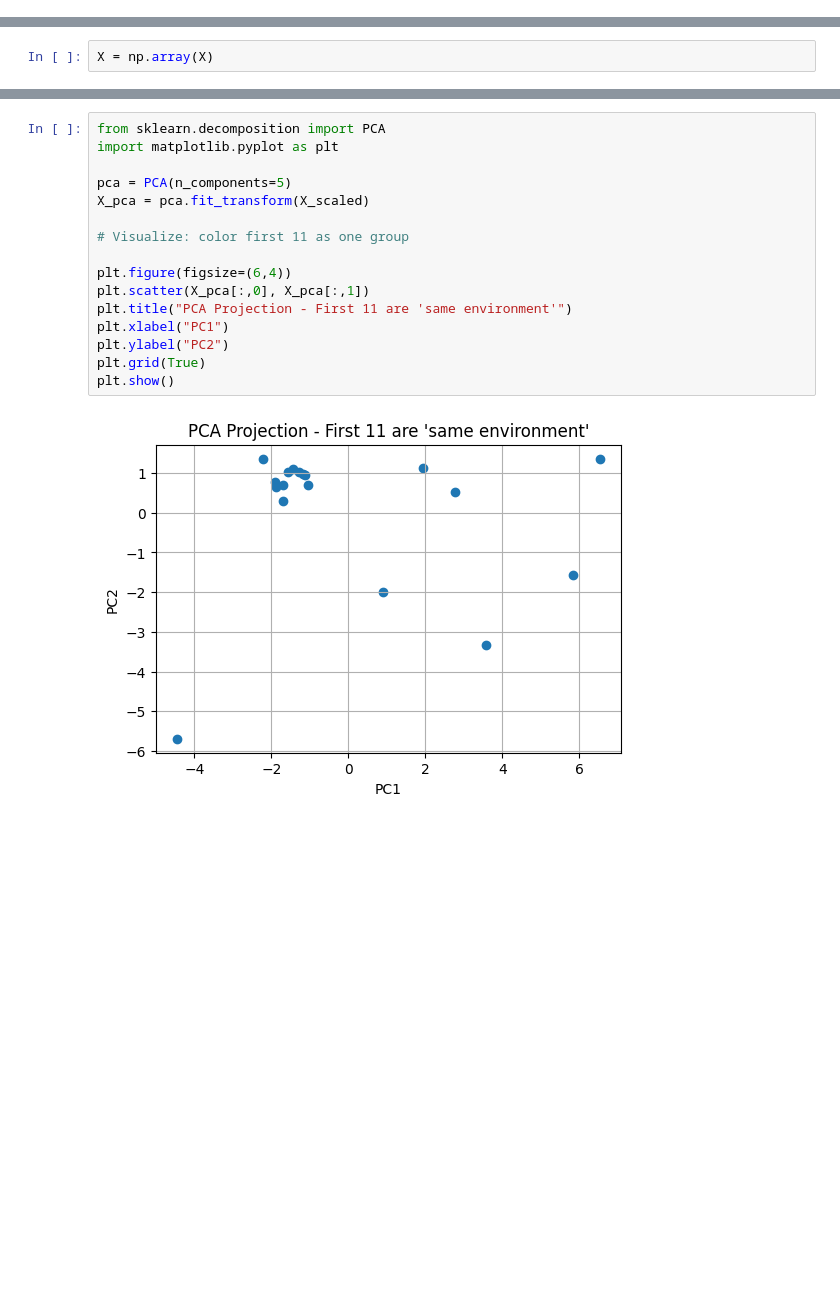
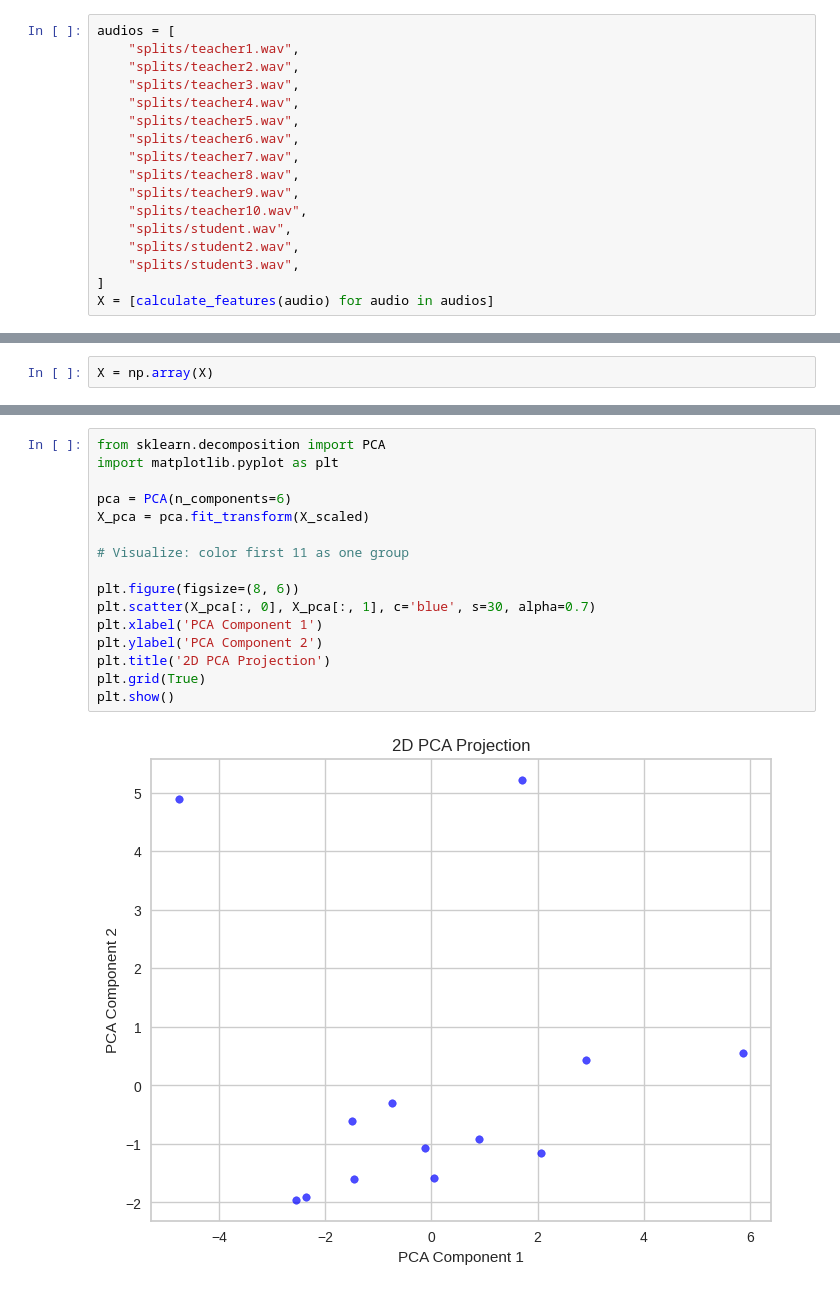
Before and after one commit to Manav1011/signal_processing, a Jupyter notebook: step1-test.ipynb, the cells around one changed output, grey strips where cells are left out. Cells and saved outputs as stored; diff of their text form; blank space fills up the shorter version.

```diff
--- a/step1-test.ipynb
+++ b/step1-test.ipynb
@@ -108,3 +86,20 @@ X = [calculate_features(audio) for audio in audios]
+# %%
+audios = [
+    "splits/teacher1.wav",
+    "splits/teacher2.wav",
+    "splits/teacher3.wav",
+    "splits/teacher4.wav",
+    "splits/teacher5.wav",
+    "splits/teacher6.wav",
+    "splits/teacher7.wav",
+    "splits/teacher8.wav",
+    "splits/teacher9.wav",
+    "splits/teacher10.wav",
+    "splits/student.wav",
+    "splits/student2.wav",
+    "splits/student3.wav",
+]
+X = [calculate_features(audio) for audio in audios]
 # %%
 print(X)
 # %% [output]
@@ -178,21 +179,21 @@ print(f"📉 Number of components to retain 95% variance: {n_components_95}")
 # %%
 from sklearn.decomposition import PCA
 import matplotlib.pyplot as plt
 
-pca = PCA(n_components=5)
+pca = PCA(n_components=6)
 X_pca = pca.fit_transform(X_scaled)
 
 # Visualize: color first 11 as one group
 
-plt.figure(figsize=(6,4))
-plt.scatter(X_pca[:,0], X_pca[:,1])
-plt.title("PCA Projection - First 11 are 'same environment'")
-plt.xlabel("PC1")
-plt.ylabel("PC2")
+plt.figure(figsize=(8, 6))
+plt.scatter(X_pca[:, 0], X_pca[:, 1], c='blue', s=30, alpha=0.7)
+plt.xlabel('PCA Component 1')
+plt.ylabel('PCA Component 2')
+plt.title('2D PCA Projection')
 plt.grid(True)
 plt.show()
 # %% [output]
-[figure, old version]
+[figure, new version]
 # %%
 from sklearn.neighbors import NearestNeighbors
 from kneed import KneeLocator
```
Also changed, not shown: parts of 9 cells of this notebook, 20 other files.
